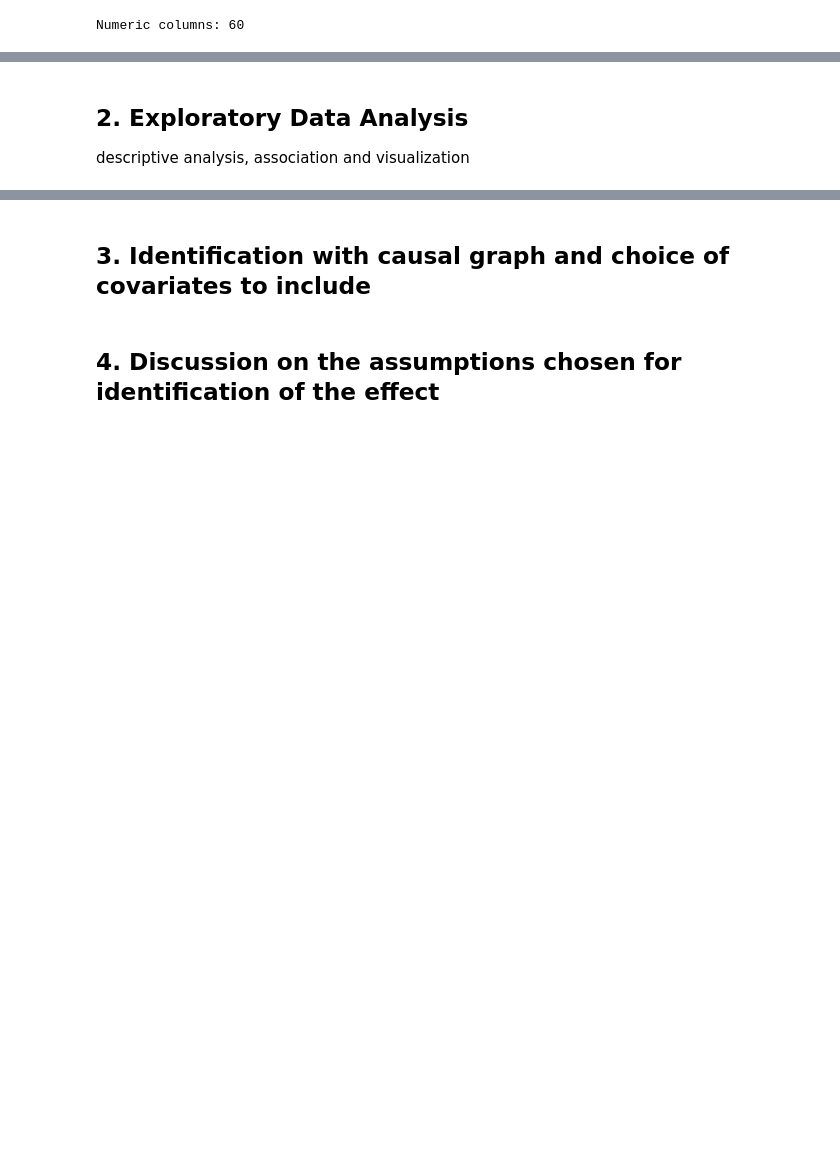
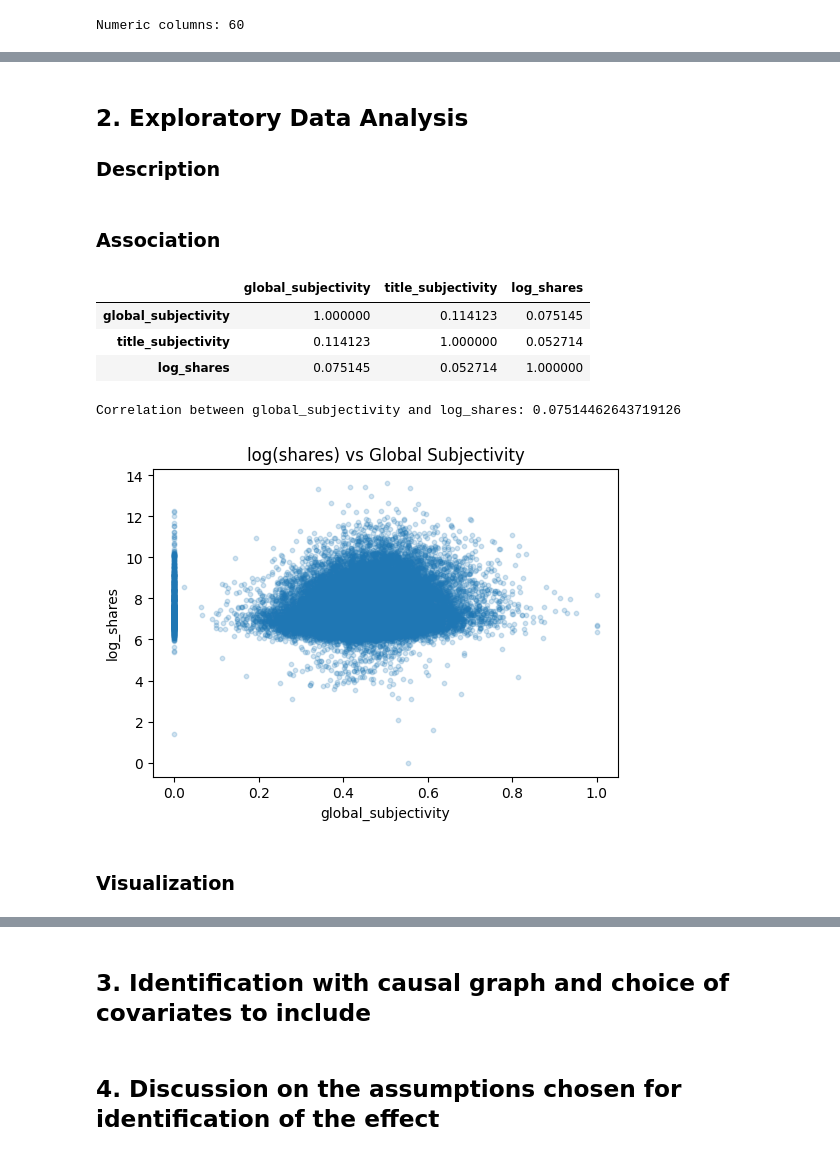
Before and after one commit to carlalucas/ml_for_econometrics, a Jupyter notebook: main.ipynb, the cells around one changed output, grey strips where cells are left out. Saved outputs shown, nothing was run; the diff lists cells and outputs as text; code cells hidden in the pictures; blank space fills up the shorter version.

Commit message:
descriptive stats

```diff
--- a/main.ipynb
+++ b/main.ipynb
@@ -104,17 +98,17 @@ We aim to investigate whether the subjectivity of an online news articles affect
 # %%
 # outcome variable
-y_col = "shares"
+y = "shares"
 
 # outcome variable
 fig, ax = plt.subplots(figsize=(6, 4))
-ax.hist(df[y_col], bins=60)
+ax.hist(df[y], bins=60)
 ax.set_title("Distribution of shares (raw)")
 ax.set_xlabel("shares")
 ax.set_ylabel("count")
 plt.show()
 
-# use log transform of shares
-df["log_shares"] = np.log(df[y_col])
+# use log transform of shares, no share is 0
+df["log_shares"] = np.log(df[y])
 
 fig, ax = plt.subplots(figsize=(6, 4))
 ax.hist(df["log_shares"], bins=60)
@@ -123,6 +117,8 @@ ax.set_xlabel("log(shares)")
 ax.set_ylabel("count")
 plt.show()
 
-display(df[[y_col, "log_shares"]].describe().T)
+display(df[[y, "log_shares"]].describe().T)
+
+y = "log_shares"
 # %% [output]
 [figure]
@@ -139,4 +130,4 @@ Name: shares, dtype: float64
 
 ## 2. Exploratory Data Analysis
 
-descriptive analysis, association and visualization
+### Description
@@ -143,2 +168,52 @@ descriptive analysis, association and visualization
+# %% [markdown]
+### Association
+# %%
+# correlation between subjectivity and y = shares
+corr_matrix = df[["global_subjectivity", "title_subjectivity", y]].corr()
+display(corr_matrix)
+
+print("Correlation between global_subjectivity and log_shares:",
+      corr_matrix.loc["global_subjectivity", y])
+
+# scatter plot: global_subjectivity vs log_shares
+fig, ax = plt.subplots(figsize=(6, 4))
+ax.scatter(df["global_subjectivity"], df[y],
+           alpha=0.2, s=10)
+ax.set_title("log(shares) vs Global Subjectivity")
+ax.set_xlabel("global_subjectivity")
+ax.set_ylabel("log_shares")
+plt.show()
+# simple treatment: High vs Low Subjectivity (median split)
+median_subj = df["global_subjectivity"].median()
+df["high_subjectivity"] = (df["global_subjectivity"] > median_subj).astype(int)
+print("Median subjectivity:", median_subj)
+
+# group comparison (mean outcome)
+group_means = df.groupby("high_subjectivity")[y].mean()
+display(group_means)
+
+print("Difference in mean log_shares (High - Low):",
+      group_means.loc[1] - group_means.loc[0])
+# boxplot comparison
+
+fig, ax = plt.subplots(figsize=(6, 4))
+ax.boxplot(
+    [df.loc[df["high_subjectivity"] == 0, y],
+     df.loc[df["high_subjectivity"] == 1, y]],
+    labels=["Low Subjectivity", "High Subjectivity"],
+    showfliers=False
+)
+ax.set_title("log(shares) by Subjectivity Group")
+ax.set_ylabel("log_shares")
+plt.show()
+# %% [output]
+|  | global_subjectivity | title_subjectivity | log_shares |
+| global_subjectivity | 1.000000 | 0.114123 | 0.075145 |
+| title_subjectivity | 0.114123 | 1.000000 | 0.052714 |
+| log_shares | 0.075145 | 0.052714 | 1.000000 |
+Correlation between global_subjectivity and log_shares: 0.07514462643719126
+[figure, added]
+# %% [markdown]
+### Visualization
 # %%
 # %% [output]
```
Also changed, not shown: parts of 6 cells of this notebook.
